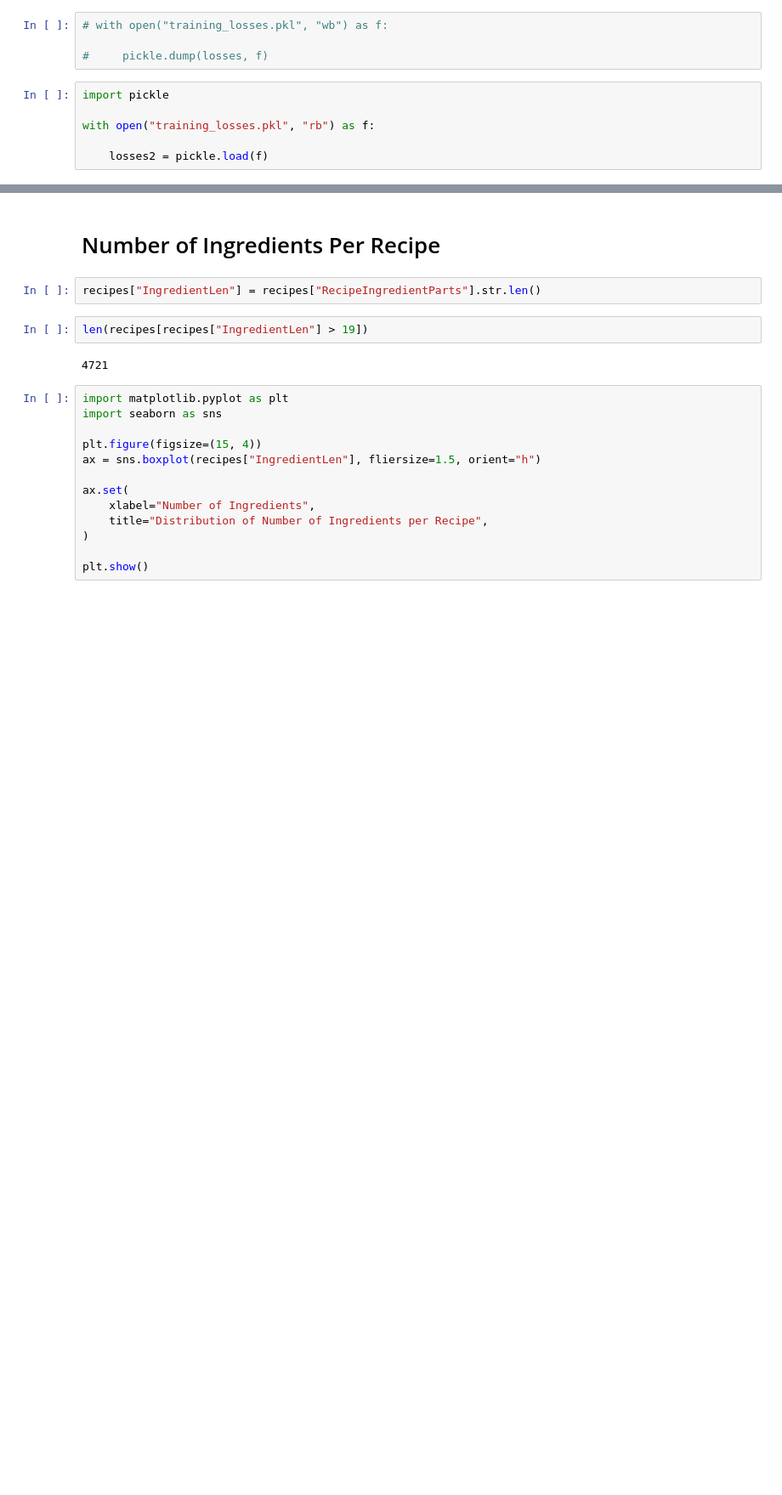
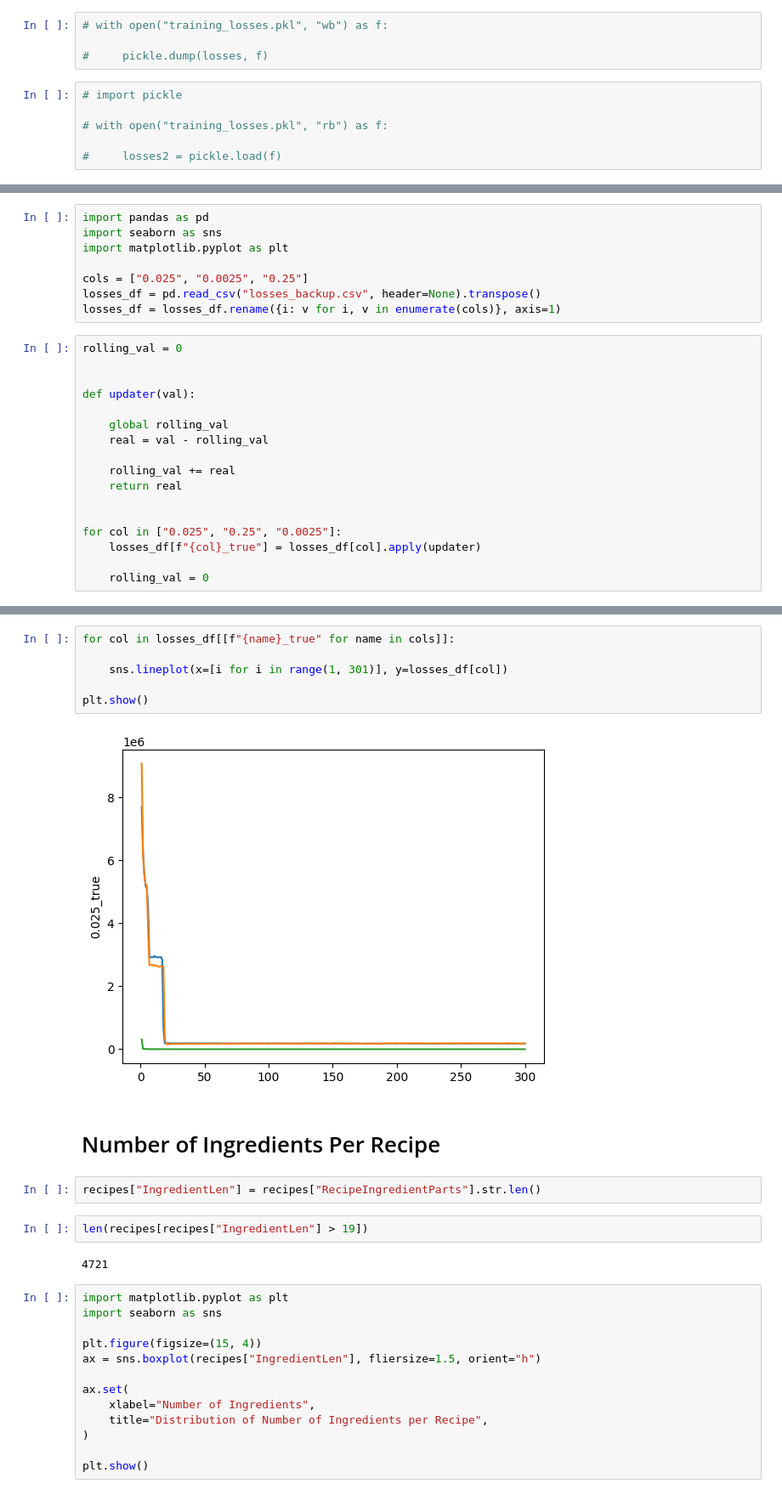
Before and after one commit to jakekadir/diss, a Jupyter notebook: recipe2vec_investigation.ipynb, the cells around one changed output, grey strips where cells are left out. Shown: that part at 85% size. Drawn from its saved outputs; the diff is of its cells as text; blank space fills up the shorter version.

```diff
--- a/recipe2vec_investigation.ipynb
+++ b/recipe2vec_investigation.ipynb
@@ -32,8 +62,8 @@ for alpha, num_epochs in list(itertools.product(alphas, epochs)):
 
 #     pickle.dump(losses, f)
 # %%
-import pickle
+# import pickle
 
-with open("training_losses.pkl", "rb") as f:
+# with open("training_losses.pkl", "rb") as f:
 
-    losses2 = pickle.load(f)
+#     losses2 = pickle.load(f)
@@ -41,0 +70,25 @@ EOFError: Ran out of input
+# %%
+import pandas as pd
+import seaborn as sns
+import matplotlib.pyplot as plt
+
+cols = ["0.025", "0.0025", "0.25"]
+losses_df = pd.read_csv("losses_backup.csv", header=None).transpose()
+losses_df = losses_df.rename({i: v for i, v in enumerate(cols)}, axis=1)
+# %%
+rolling_val = 0
+
+
+def updater(val):
+
+    global rolling_val
+    real = val - rolling_val
+
+    rolling_val += real
+    return real
+
+
+for col in ["0.025", "0.25", "0.0025"]:
+    losses_df[f"{col}_true"] = losses_df[col].apply(updater)
+
+    rolling_val = 0
@@ -42,3 +111,11 @@ EOFError: Ran out of input
+# %%
+for col in losses_df[[f"{name}_true" for name in cols]]:
+
+    sns.lineplot(x=[i for i in range(1, 301)], y=losses_df[col])
+
+plt.show()
+# %% [output]
+[figure, added]
 # %% [markdown]
 # Number of Ingredients Per Recipe
 # %%
```
Also changed, not shown: parts of 4 cells of this notebook, 4 other files.
